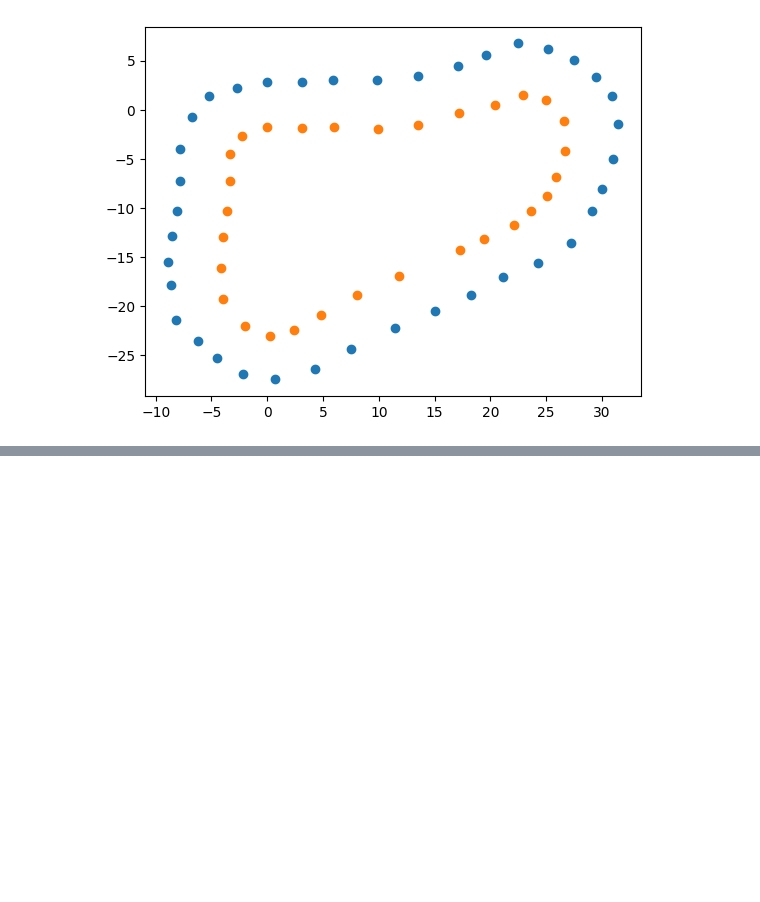
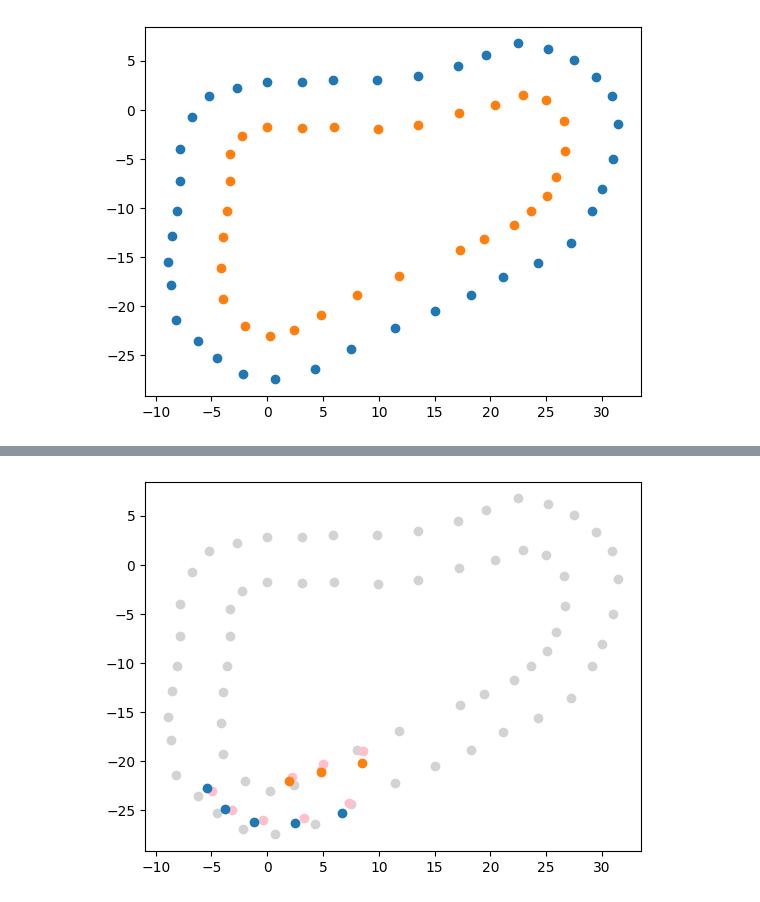
Before and after one commit to amrib247/Data-Association, a Jupyter notebook: data_association_test.ipynb, the cells around one changed output, grey strips where cells are left out. Saved outputs shown, nothing was run; the diff lists cells and outputs as text; code cells hidden in the pictures; blank space fills up the shorter version.

```diff
--- a/data_association_test.ipynb
+++ b/data_association_test.ipynb
@@ -259,0 +313,6 @@ def icp(left, right, left_cones, right_cones, iterations=10, display=False):
+# %%
+%%timeit -n 1 -r 1
+# ICP with SVD Test
+sample_left, sample_right, real_idxs_left, real_idxs_right = detect_cones()
+icp_with_svd(sample_left, sample_right, left_cones, right_cones, display=True)
+# %% [output]
@@ -260,3 +320,4 @@ def icp(left, right, left_cones, right_cones, iterations=10, display=False):
+[figure, added]
 # %%
 %%timeit -n 1 -r 1
 # ICP Test
```
Also changed, not shown: parts of 8 cells of this notebook.
